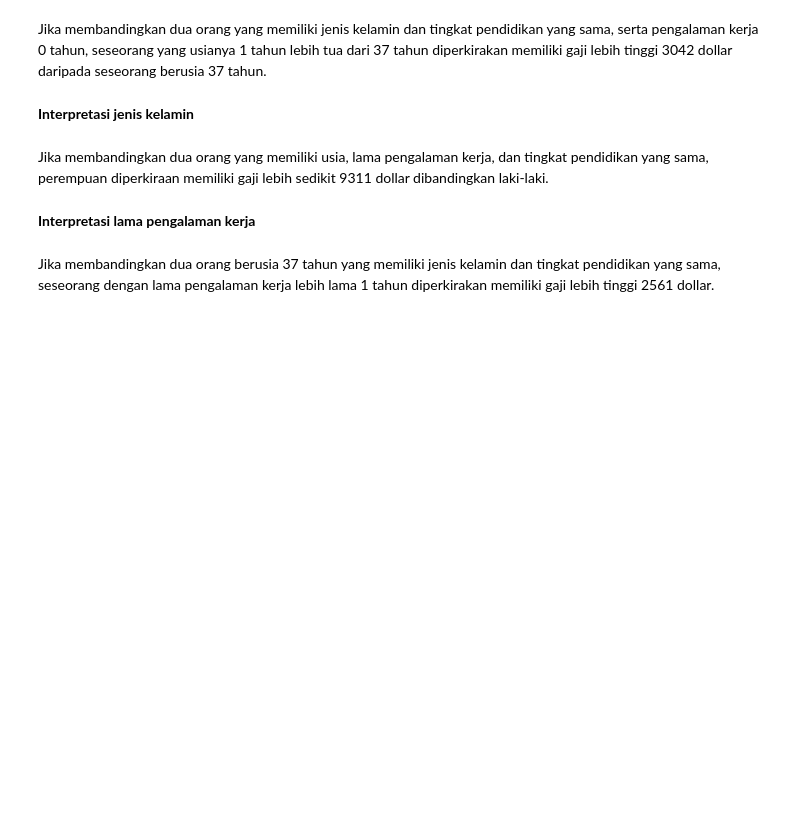
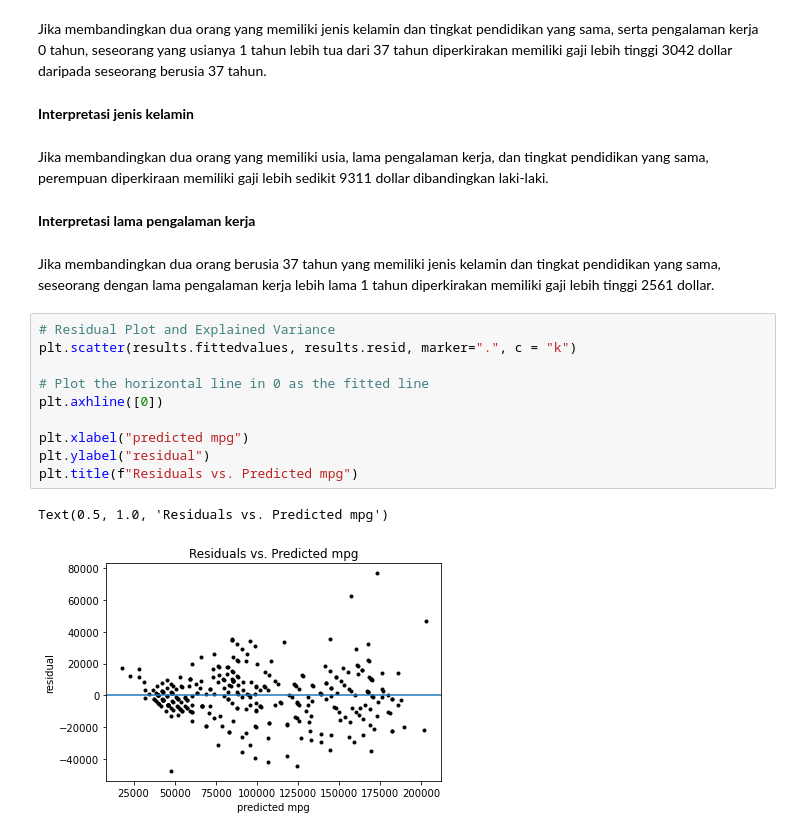
Before and after one commit to kristalinaks/stats_salary_regression, a Jupyter notebook: Statistics for Business.ipynb, the cells around one changed output. Saved outputs shown, nothing was run; the diff lists cells and outputs as text; blank space fills up the shorter version.

```diff
--- a/Statistics for Business.ipynb
+++ b/Statistics for Business.ipynb
@@ -779,3 +779,16 @@ Jika membandingkan dua orang yang memiliki usia, lama pengalaman kerja, dan ting
 **Interpretasi lama pengalaman kerja**
 # %% [markdown]
 Jika membandingkan dua orang berusia 37 tahun yang memiliki jenis kelamin dan tingkat pendidikan yang sama, seseorang dengan lama pengalaman kerja lebih lama 1 tahun diperkirakan memiliki gaji lebih tinggi 2561 dollar.
+# %%
+# Residual Plot and Explained Variance
+plt.scatter(results.fittedvalues, results.resid, marker=".", c = "k")
+
+# Plot the horizontal line in 0 as the fitted line
+plt.axhline([0])
+
+plt.xlabel("predicted mpg")
+plt.ylabel("residual")
+plt.title(f"Residuals vs. Predicted mpg")
+# %% [output]
+Text(0.5, 1.0, 'Residuals vs. Predicted mpg')
+[figure, added]
```
Also changed, not shown: parts of 1 cell of this notebook, 1 other file.
